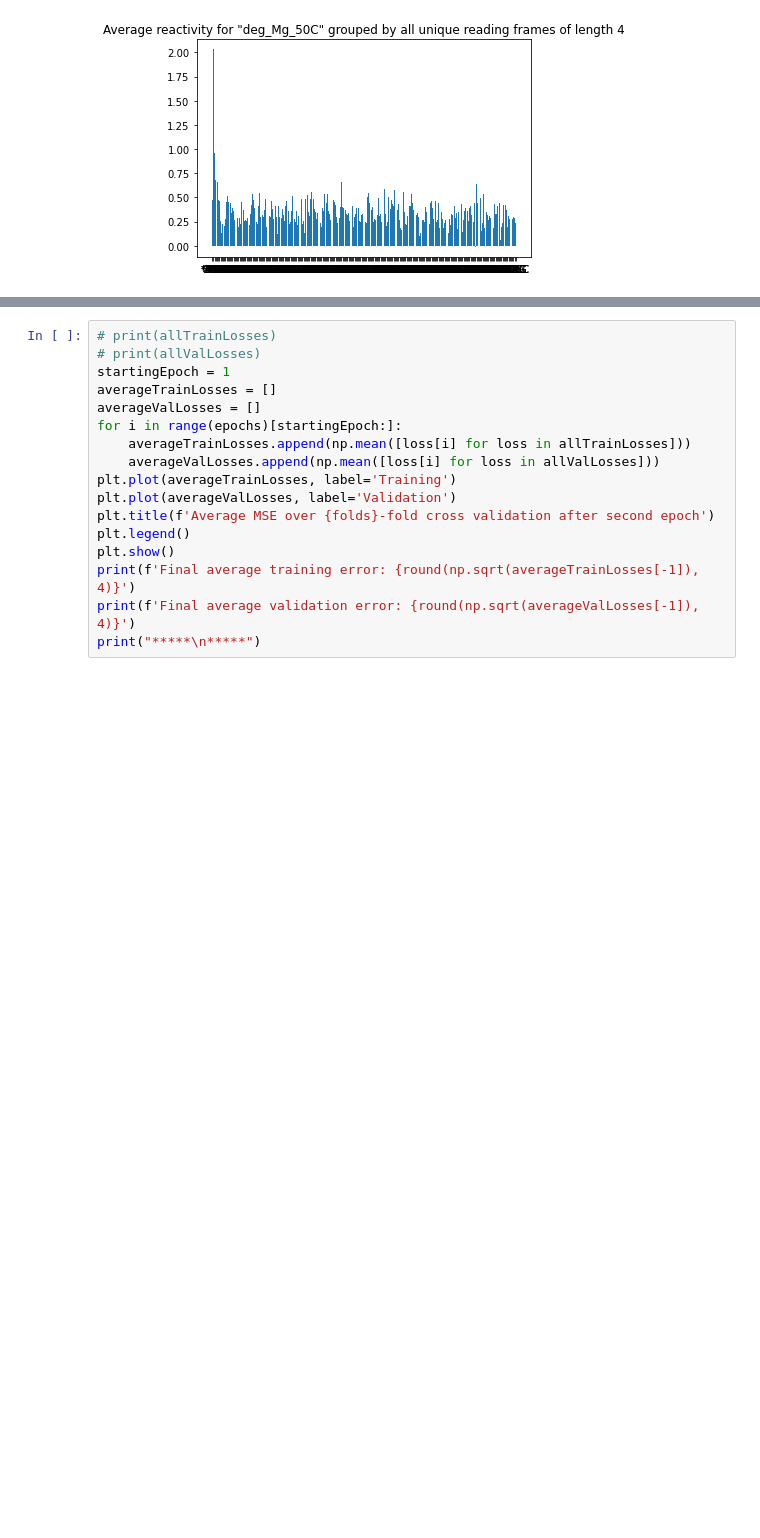
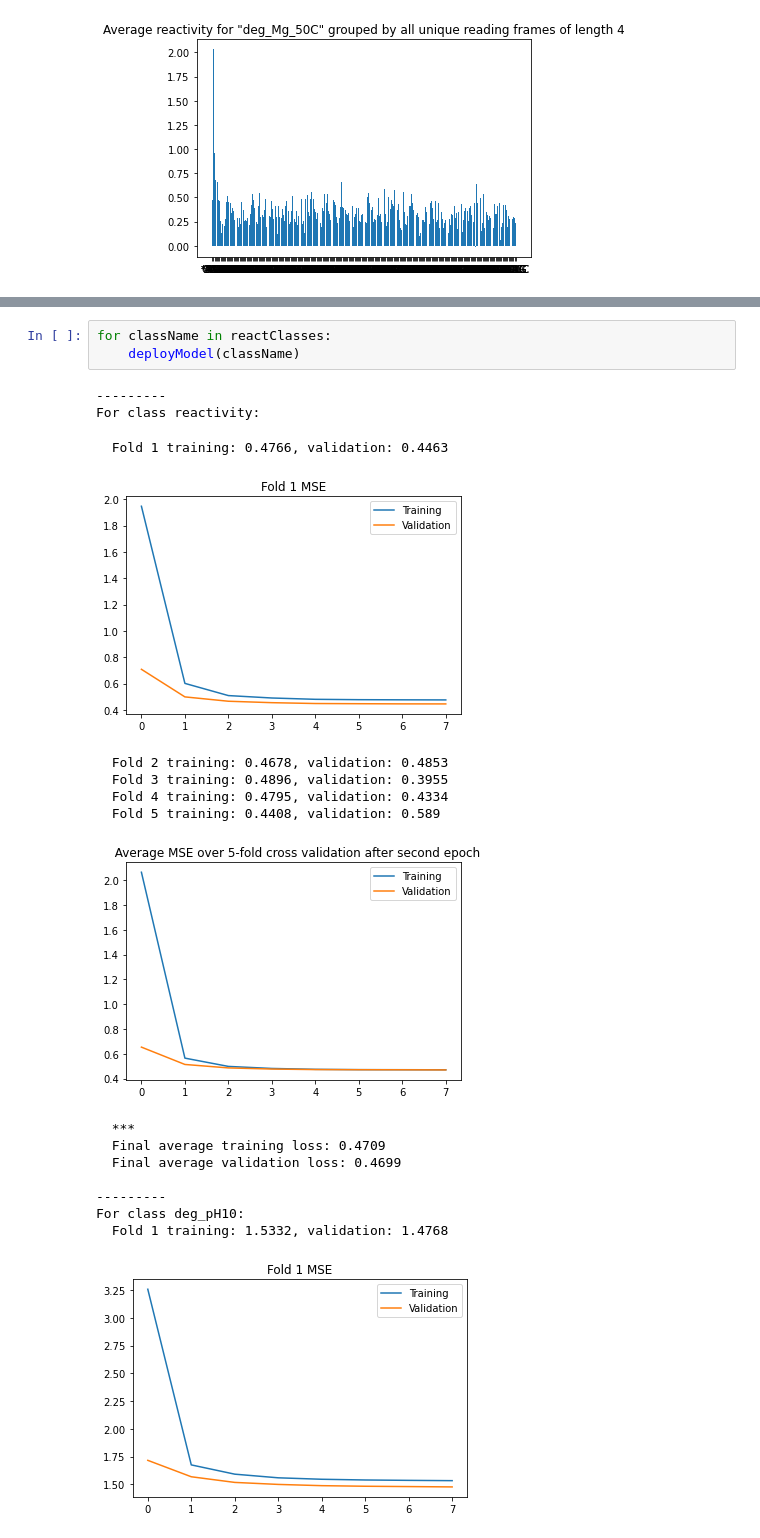
Before and after one commit to alexbeeston/kaggleChallenge, a Jupyter notebook: main.ipynb, the cells around one changed output, grey strips where cells are left out. Saved outputs shown, nothing was run; the diff lists cells and outputs as text; blank space fills up the shorter version.

```diff
--- a/main.ipynb
+++ b/main.ipynb
@@ -284,17 +301,21 @@ for trainIndices, valIndices in splitter.split(data):
-# %%
-# print(allTrainLosses)
-# print(allValLosses)
-startingEpoch = 1
-averageTrainLosses = []
-averageValLosses = []
-for i in range(epochs)[startingEpoch:]:
-    averageTrainLosses.append(np.mean([loss[i] for loss in allTrainLosses]))
-    averageValLosses.append(np.mean([loss[i] for loss in allValLosses]))
-plt.plot(averageTrainLosses, label='Training')
-plt.plot(averageValLosses, label='Validation')
-plt.title(f'Average MSE over {folds}-fold cross validation after second epoch')
-plt.legend()
-plt.show()
-print(f'Final average training error: {round(np.sqrt(averageTrainLosses[-1]), 4)}')
-print(f'Final average validation error: {round(np.sqrt(averageValLosses[-1]), 4)}')
-print("*****\n*****")
+# %%
+for className in reactClasses:
+    deployModel(className)
+# %% [output]
+---------
+For class reactivity:
+  Fold 1 training: 0.4766, validation: 0.4463
+[figure, added]
+  Fold 2 training: 0.4678, validation: 0.4853
+  Fold 3 training: 0.4896, validation: 0.3955
+  Fold 4 training: 0.4795, validation: 0.4334
+  Fold 5 training: 0.4408, validation: 0.589
+[figure, added]
+  ***
+  Final average training loss: 0.4709
+  Final average validation loss: 0.4699
+
+---------
+For class deg_pH10:
+  Fold 1 training: 1.5332, validation: 1.4768
+[figure, added]
```
Also changed, not shown: parts of 3 cells of this notebook.
